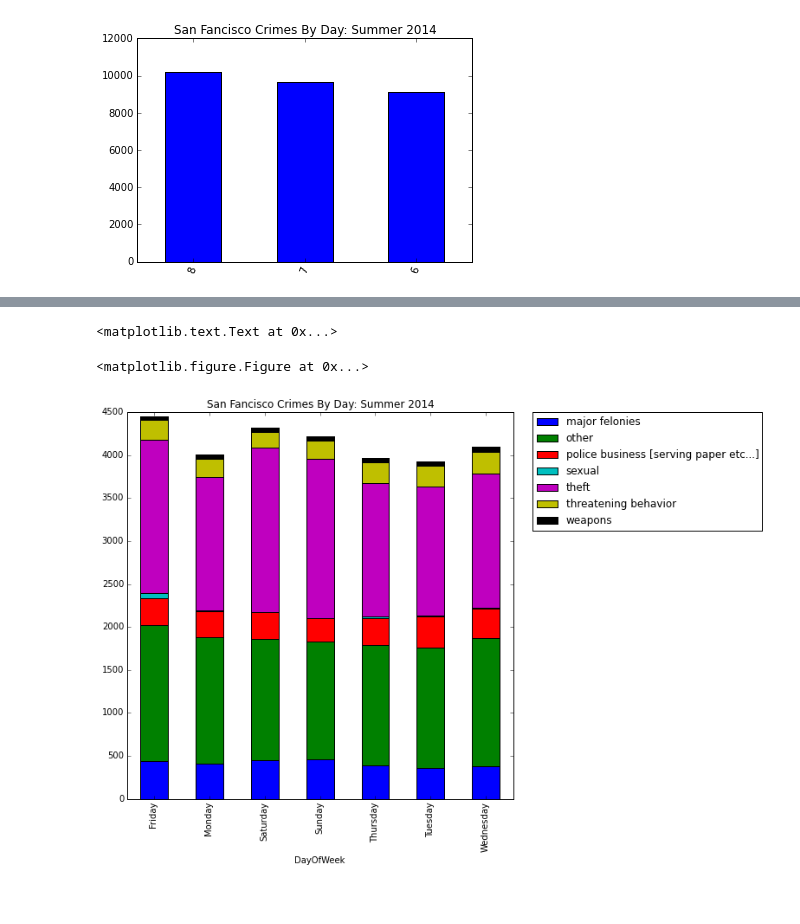
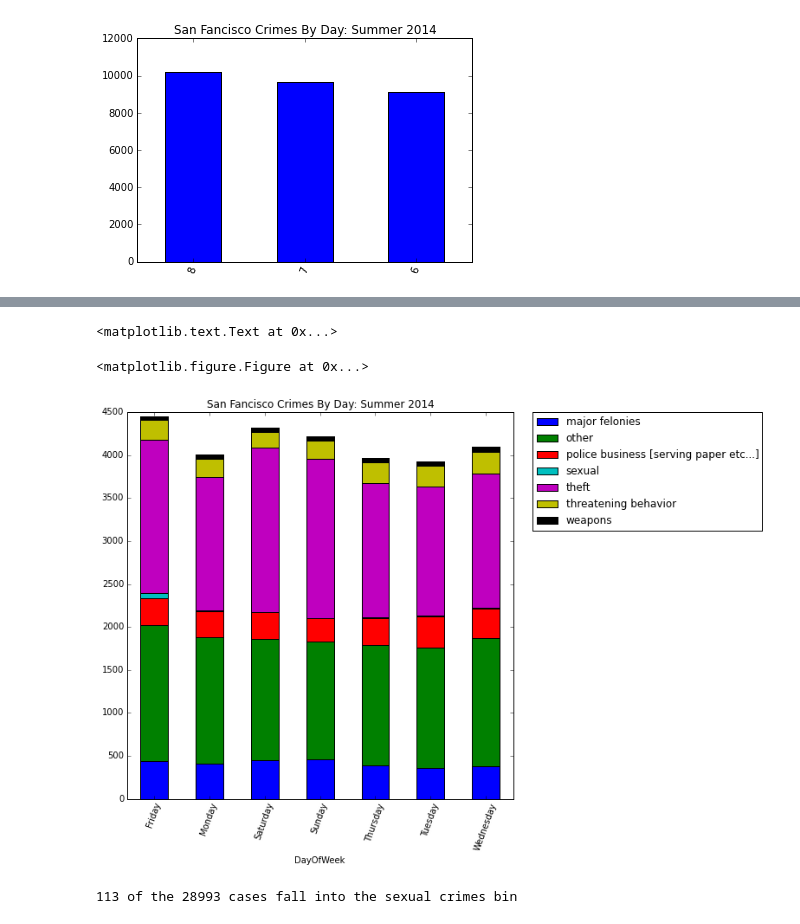
Before and after one commit to GF808080/cs-dvis, a Jupyter notebook: CrimeVis.ipynb, the cells around one changed output, grey strips where cells are left out. Saved outputs shown, nothing was run; the diff lists cells and outputs as text; code cells hidden in the pictures.

```diff
--- a/CrimeVis.ipynb
+++ b/CrimeVis.ipynb
@@ -150,9 +157,17 @@ plt.title('Seattle Crimes By Day: Summer 2014')
 # %%
 fig = plt.figure(figsize=(10,10))
 ax = sf.groupby(sf['DayOfWeek'])['BroadCrimeCat'].value_counts().unstack(1).plot(kind='bar', stacked=True, figsize=(8,8))
 plt.legend(bbox_to_anchor=(1.05, 1), loc=2, borderaxespad=0.)
+plt.xticks(rotation = 70)
 plt.title('San Fancisco Crimes By Day: Summer 2014')
 # %% [output]
 <matplotlib.text.Text at 0x...>
 <matplotlib.figure.Figure at 0x...>
-[figure, old version]
+[figure, new version]
+# %%
+focus = sf[sf.sexual ==5]
+all = sf.shape[0]
+scb = focus.shape[0]
+print "%s of the %s cases fall into the sexual crimes bin"%(scb, all)
+# %% [output]
+113 of the 28993 cases fall into the sexual crimes bin
```
Also changed, not shown: parts of 5 cells of this notebook.
